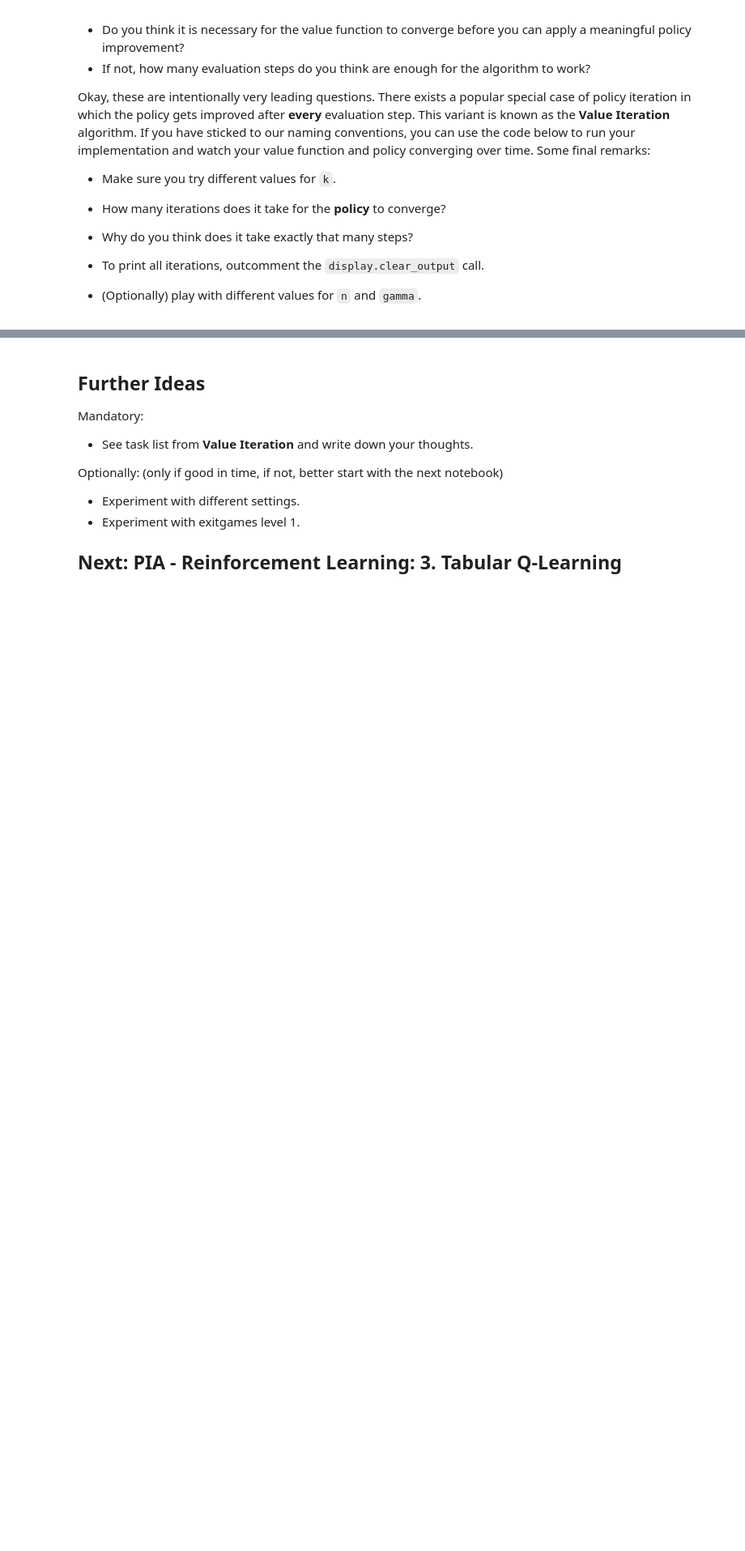
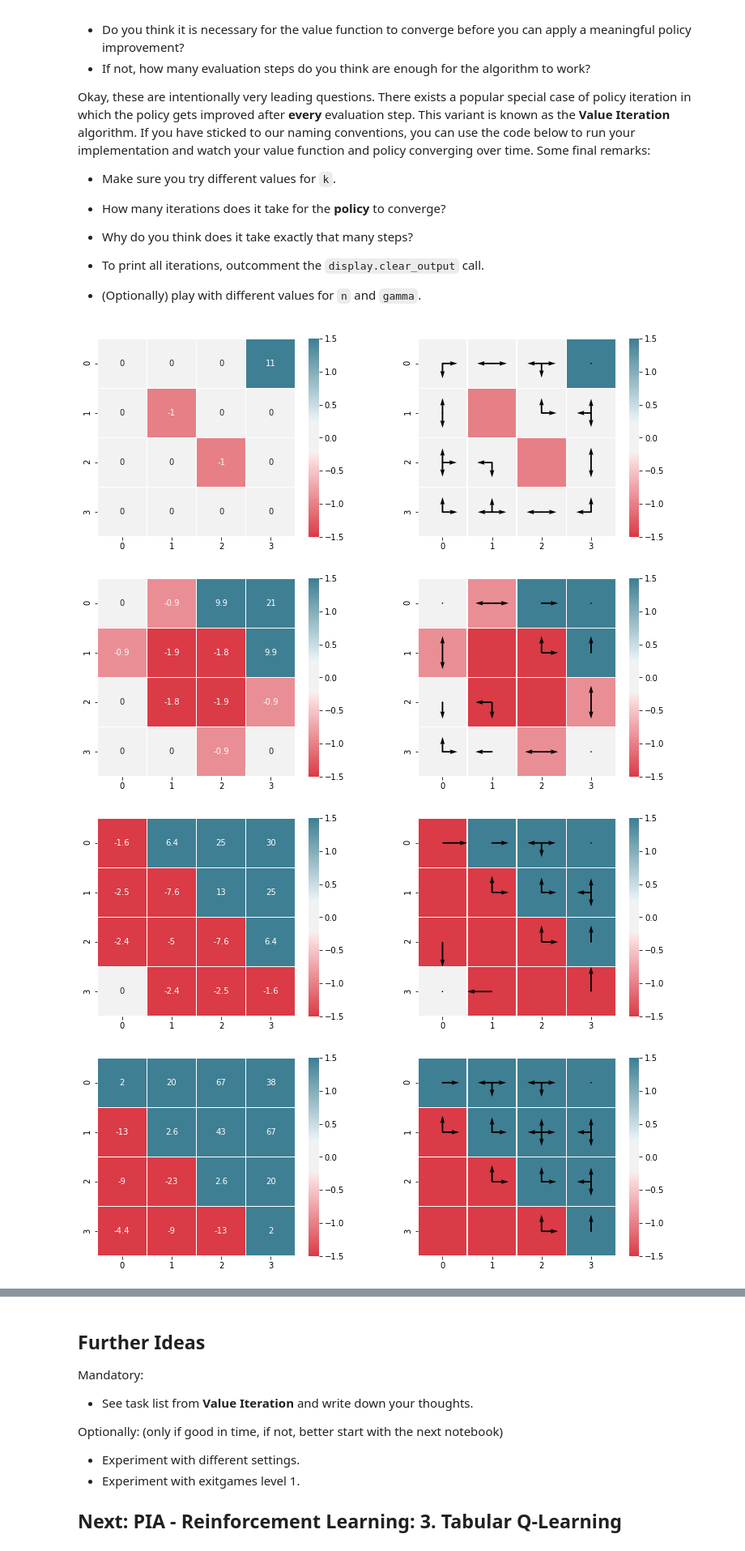
Before and after one commit to An-Dang/Programming-Intelligent-Applications, a Jupyter notebook: reinforcement-learning/PIA_RL_DynamicProgramming.ipynb, the cells around one changed output, grey strips where cells are left out. Shown at 81% size. Cells and saved outputs as stored; diff of their text form; code cells hidden in the pictures; blank space fills up the shorter version.

```diff
--- a/reinforcement-learning/PIA_RL_DynamicProgramming.ipynb
+++ b/reinforcement-learning/PIA_RL_DynamicProgramming.ipynb
@@ -304,7 +304,7 @@ def get_reward(state, world_map):
     state_x, state_y = state
 
     if world_map[state_x, state_y] == 69:
-        reward = 1
+        reward = 11
 
     elif world_map[state_x, state_y] == 120:
         reward = -1
@@ -564,3 +535,38 @@ def greedy_policy(V, gamma):
+# %%
+def greedy_policy(V, gamma):
+
+    # Your code comes here...
+    Pi_new = np.zeros(Pi.shape)
+
+    for row_index, row in enumerate(Pi_new):
+        for col_index, col in enumerate(row):
+            q_max = 0
+
+            best_actions = []
+
+            state = (row_index, col_index)
+
+            world_pos = (row_index+1, col_index+1)
+
+            allowed_actions = game.allowed_actions(world_pos)
+
+            current_reward = get_reward(world_pos, world_map)
+
+            for key, action in allowed_actions.items():
+
+
+                next_state = get_next_state(state, action)
+
+                q = current_reward + (gamma*V[next_state])
+
+                if q >= q_max:
+                    best_actions.append(key)
+
+            for _, best_action in enumerate(best_actions):
+
+                Pi_new[row_index][col_index][best_action] = 1/len(best_actions)
+
+    return Pi_new
 # %%
 # initialize a clean value function and random policy
 V, Pi, gamma, action_set = np.zeros((4,4)), random_policy(), 0.9, game.get_action_set()
@@ -596,20 +604,25 @@ Okay, these are intentionally very leading questions. There exists a popular spe
 # %%
 # initialize a clean value function and a random policy
 V, Pi      = np.zeros((4,4)), random_policy()
 action_set = game.get_action_set()
 gamma      = 0.9
 
 # run the policy iteration algorithm for k steps
-for k in range(15):
+for k in range(45):
 
     # evaluate the policy n times, n=1 is called value iteration
     for n in range(1):
         V  = evaluate_policy(V, Pi, gamma)
 
     # greedily improve the policy
     Pi = greedy_policy(V, gamma)
 
     # plot the evaluated value function and the updated policy
     plot_things(V,Pi,action_set)
     plt.pause(0.5)
-    display.clear_output(wait=True)
+    #display.clear_output(wait=True)
+# %% [output]
+[figure, added]
+[figure, added]
+[figure, added]
+[figure, added]
```
Also changed, not shown: parts of 13 cells of this notebook.
